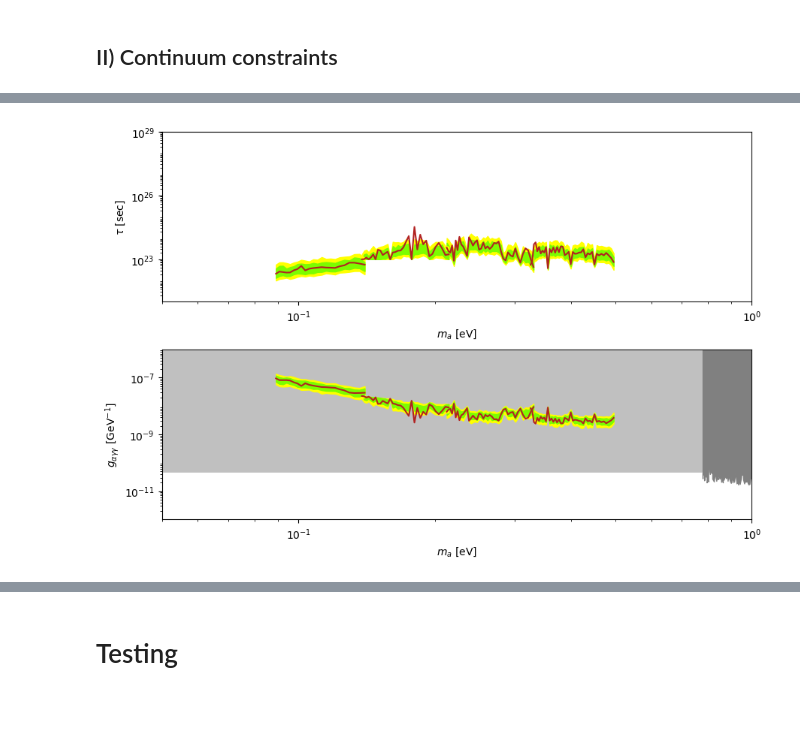
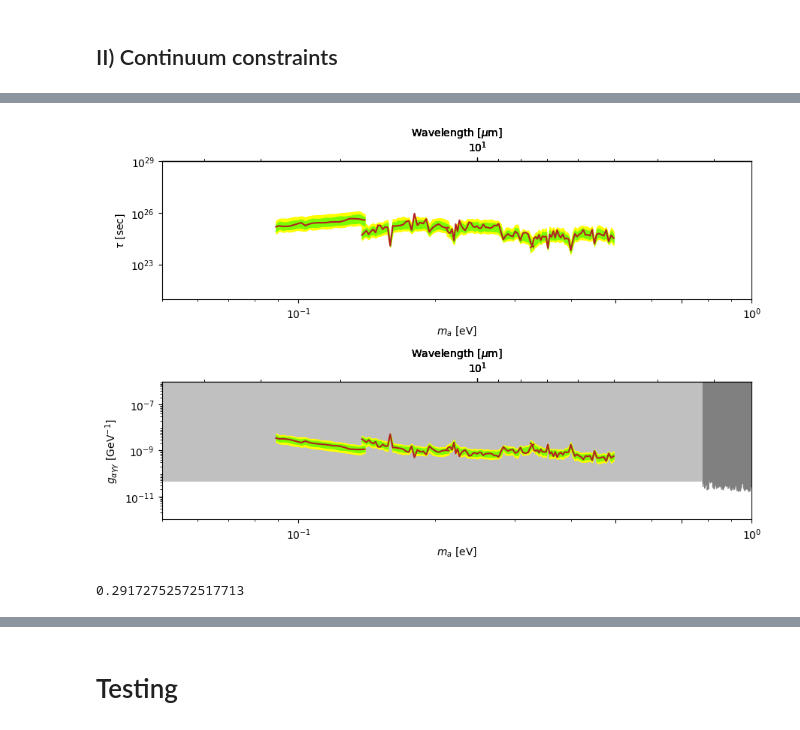
Before and after one commit to Timwong313/axionJWST_2024, a Jupyter notebook: MRS_analysis/code/plotResult.ipynb, the cells around one changed output, grey strips where cells are left out. Drawn from its saved outputs; the diff is of its cells as text; code cells hidden in the pictures.

```diff
--- a/MRS_analysis/code/plotResult.ipynb
+++ b/MRS_analysis/code/plotResult.ipynb
@@ -8,9 +8,9 @@ from scipy import constants
 # Data
 # %%
 #Directory:
-dataDir = '../analysis_data/result_6(99spec)'
+dataDir = '../analysis_data/result8_(72spec)'
 #dataDir = '../analysis_data/result_5(5specTest)'
-resultDir = dataDir+'/result3'
+resultDir = dataDir+'/result2'
 # %%
 def retrieveData(fileName):
     data = np.load(resultDir+'/'+fileName)
@@ -303,16 +324,20 @@ chi2Dof(wvl_bd_ch1,contChi2_ch1,wvl_bd_ch2,contChi2_ch2,wvl_bd_ch3,contChi2_ch3,
 # %%
 #Constraints:
-plt.figure(figsize=(9, 6))
-plt.subplot(212)
-plt.fill_between(gcM,gcLim,1e-6,color='silver')
-plt.fill_between(nirspcM,nirspcLim,1e-6,color='grey')
-showConstraints(wvl_bd_ch1,consvGammaBd_ch1,consvCouplingBd_ch1,contGammaBd_ch1,contCouplingBd_ch1,gammaBand_ch1)
-showConstraints(wvl_bd_ch2,consvGammaBd_ch2,consvCouplingBd_ch2,contGammaBd_ch2,contCouplingBd_ch2,gammaBand_ch2)
-showConstraints(wvl_bd_ch3,consvGammaBd_ch3,consvCouplingBd_ch3,contGammaBd_ch3,contCouplingBd_ch3,gammaBand_ch3)
-showConstraints(wvl_bd_ch4,consvGammaBd_ch4,consvCouplingBd_ch4,contGammaBd_ch4,contCouplingBd_ch4,gammaBand_ch4)
-plt.savefig('constraints.pdf')
+fig, axs = plt.subplots(2,figsize=(9,6))
+axs[1].fill_between(gcM,gcLim,1e-6,color='silver')
+axs[1].fill_between(nirspcM,nirspcLim,1e-6,color='grey')
+showConstraints(axs,wvl_bd_ch1,consvGammaBd_ch1,consvCouplingBd_ch1,contGammaBd_ch1,contCouplingBd_ch1,gammaBand_ch1)
+showConstraints(axs,wvl_bd_ch2,consvGammaBd_ch2,consvCouplingBd_ch2,contGammaBd_ch2,contCouplingBd_ch2,gammaBand_ch2)
+showConstraints(axs,wvl_bd_ch3,consvGammaBd_ch3,consvCouplingBd_ch3,contGammaBd_ch3,contCouplingBd_ch3,gammaBand_ch3)
+showConstraints(axs,wvl_bd_ch4,consvGammaBd_ch4,consvCouplingBd_ch4,contGammaBd_ch4,contCouplingBd_ch4,gammaBand_ch4)
+fig.savefig('constraints.pdf')
 plt.show()
 # %% [output]
-[figure, old version]
+[figure, new version]
+# %%
+wvlToMass(8.5)
+#massToWvl(0.15)
+# %% [output]
+0.29172752572517713
 # %%
 fitting_result(wvl_ch1, flux_ch1, err_ch1, wvl_bd_ch1, gammaTest1_cont, contChi2_ch1, N1,
```
Also changed, not shown: parts of 16 cells of this notebook, 4 other files.
